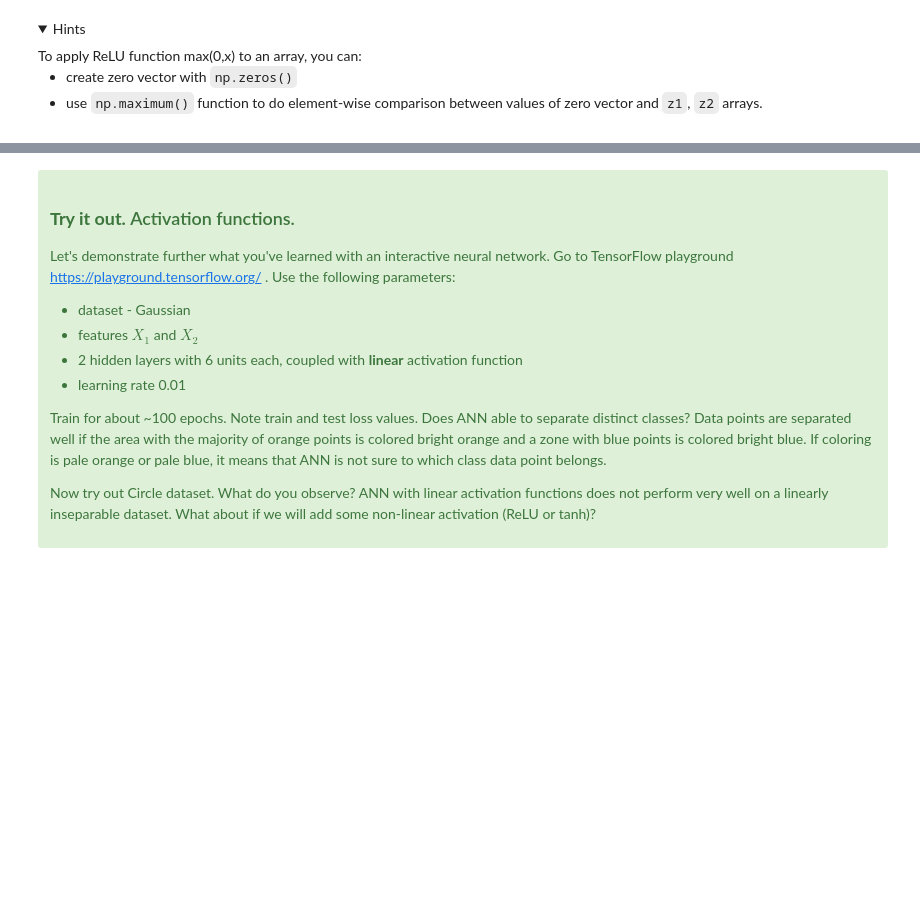
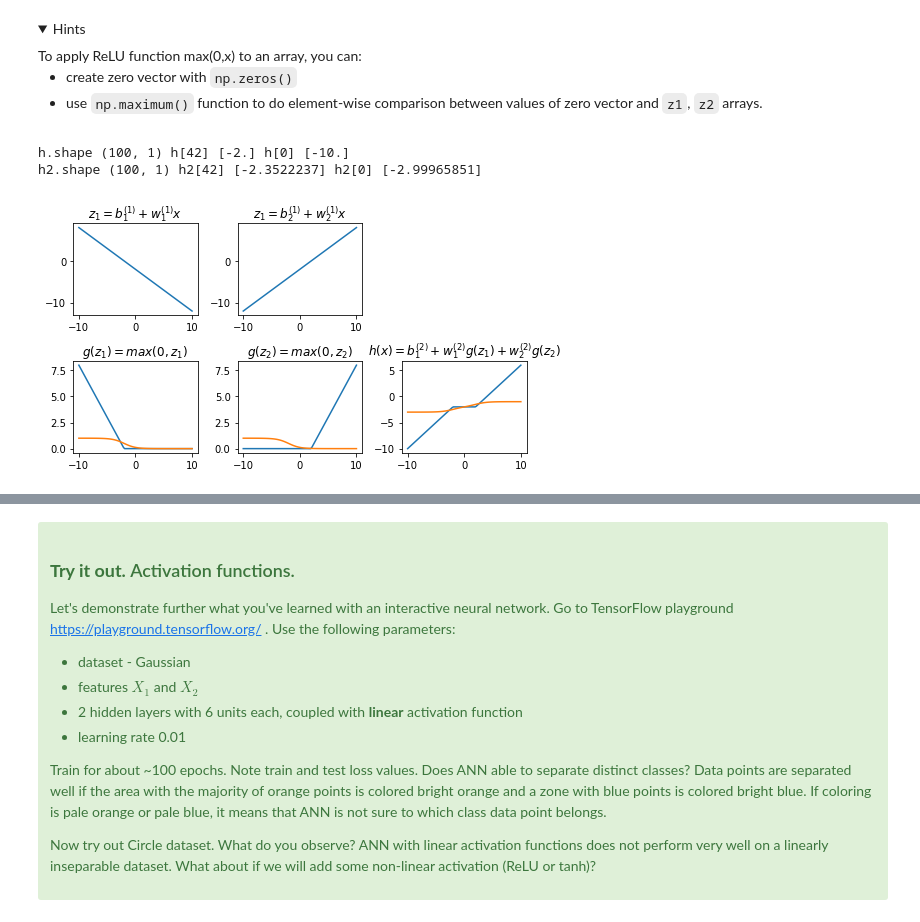
Before and after one commit to jylhakos/Deep-Learning-with-Python, a Jupyter notebook: Artificial-Neural-Networks/Round1_ANN.ipynb, the cells around one changed output, grey strips where cells are left out. Drawn from its saved outputs; the diff is of its cells as text; code cells hidden in the pictures; folded sections open; blank space fills up the shorter version.

```diff
--- a/Artificial-Neural-Networks/Round1_ANN.ipynb
+++ b/Artificial-Neural-Networks/Round1_ANN.ipynb
@@ -247,35 +266,57 @@ Modify previous task to add non-linearity: apply ReLU activation function max(0,
 </details>
 # %%
 # YOUR CODE HERE
-raise NotImplementedError()
+# raise NotImplementedError()
+def ReLU(z):
+    return np.where(z > 0, z, 0)
+
+def sigmoid(z):
+    return 1 / (1 + np.exp(-z))
 
 # use weighted sum z1 and z2 computed in previous task and
 # apply ReLU activation function to z1
-#g1 = ...
+g1 = ReLU(z1)
 # apply ReLU activation function to z2
-#g2 = ...
+g2 = ReLU(z2)
 # compute weighted sum of hidden neurons' outputs
-#h = ...
+h =  b11 + w11*g1 + w12*g2
+
+print('h.shape', h.shape, 'h[42]', h[42], 'h[0]', h[0])
+
+g3 = sigmoid(z1)
+
+g4 = sigmoid(z2)
+
+h2 =  b11 + w11*g3 + w12*g4
+
+print('h2.shape', h2.shape, 'h2[42]', h2[42], 'h2[0]', h2[0])
 
 # plot outputs of neurons
 fig, axes = plt.subplots(2,3, figsize=(7,4))
 
 axes[0,0].plot(x, z1) # weighted sum of first hidden neuron
 axes[0,1].plot(x, z2) # weighted sum of second hidden neuron
 axes[0,2].axis('off') # hide axis of extra subplot
 
 axes[1,0].plot(x, g1) # activation of first hidden neuron
 axes[1,1].plot(x, g2) # activation of second hidden neuron
-axes[1,2].plot(x, h) # output
+axes[1,2].plot(x, h)  # output
+axes[1,0].plot(x, g3) # activation of first hidden neuron
+axes[1,1].plot(x, g3) # activation of second hidden neuron
+axes[1,2].plot(x, h2) # output
 
 axes[0,0].set_title('$z_{1} = b^{(1)}_{1} + w^{(1)}_{1}x$', fontsize=12)
 axes[0,1].set_title('$z_{1} = b^{(1)}_{2} + w^{(1)}_{2}x$', fontsize=12)
 axes[1,0].set_title('$g(z_{1}) = max(0,z_{1})$', fontsize=12)
 axes[1,1].set_title('$g(z_{2}) = max(0,z_{2})$', fontsize=12)
 axes[1,2].set_title('$h(x) = b^{(2)}_{1} + w^{(2)}_{1}g(z_{1}) + w^{(2)}_{2}g(z_{2})$', fontsize=12)
 
 fig.tight_layout()
 plt.show()
+# %% [output]
+h.shape (100, 1) h[42] [-2.] h[0] [-10.]
+h2.shape (100, 1) h2[42] [-2.3522237] h2[0] [-2.99965851]
+[figure, added]
 # %%
 # Perform some sanity checks on the solution
 assert h.shape == (100,1), "reshape h to (100,1)"
```
Also changed, not shown: parts of 43 cells of this notebook, 23 other files.
